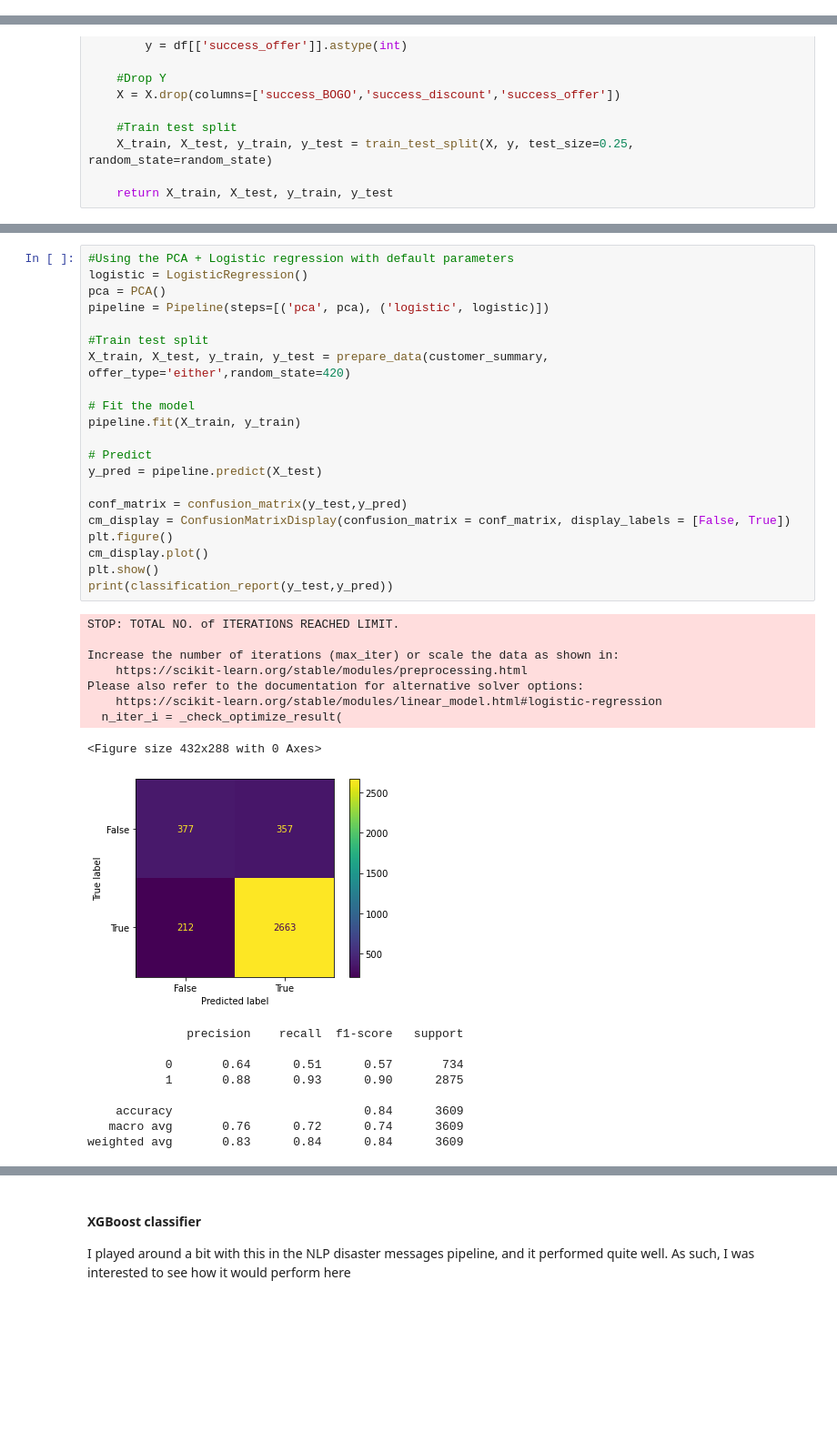
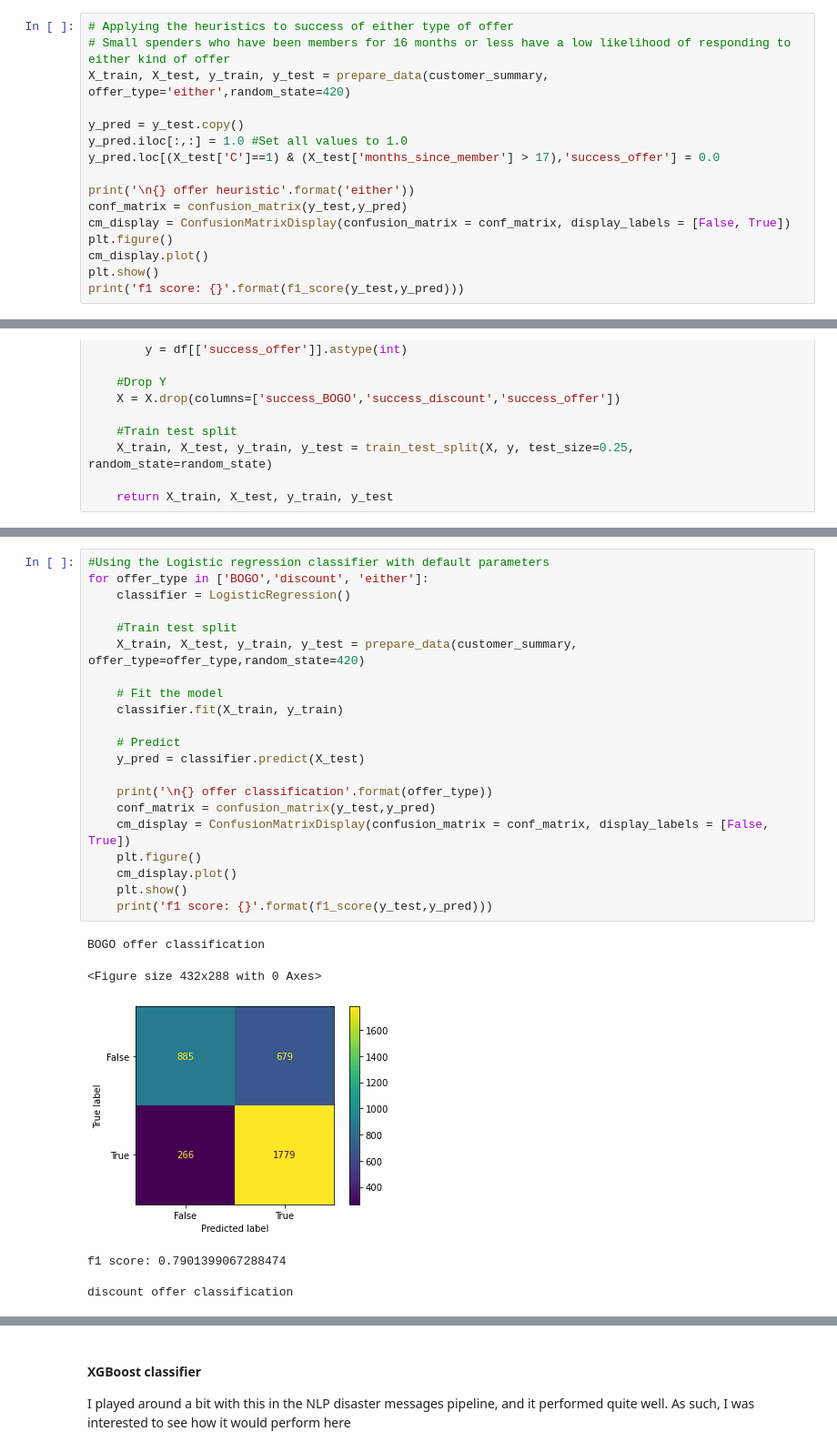
Before and after one commit to L33T-Snack3r/Starbucks-Promotions, a Jupyter notebook: Starbucks_Capstone_notebook.ipynb, the cells around one changed output, grey strips where cells are left out. Shown at 91% size. Cells and saved outputs as stored; diff of their text form; blank space fills up the shorter version.

```diff
--- a/Starbucks_Capstone_notebook.ipynb
+++ b/Starbucks_Capstone_notebook.ipynb
@@ -1335,0 +1278,16 @@ weighted avg       0.85      0.84      0.85     14434
+# %%
+# Applying the heuristics to success of either type of offer
+# Small spenders who have been members for 16 months or less have a low likelihood of responding to either kind of offer
+X_train, X_test, y_train, y_test = prepare_data(customer_summary, offer_type='either',random_state=420)
+
+y_pred = y_test.copy()
+y_pred.iloc[:,:] = 1.0 #Set all values to 1.0
+y_pred.loc[(X_test['C']==1) & (X_test['months_since_member'] > 17),'success_offer'] = 0.0
+
+print('\n{} offer heuristic'.format('either'))
+conf_matrix = confusion_matrix(y_test,y_pred)
+cm_display = ConfusionMatrixDisplay(confusion_matrix = conf_matrix, display_labels = [False, True])
+plt.figure()
+cm_display.plot()
+plt.show()
+print('f1 score: {}'.format(f1_score(y_test,y_pred)))
@@ -1385,39 +1348,28 @@ I first tried out using the logistic regression classifier, since I had not prev
 # %%
-#Using the PCA + Logistic regression with default parameters
-logistic = LogisticRegression()
-pca = PCA()
-pipeline = Pipeline(steps=[('pca', pca), ('logistic', logistic)])
+#Using the Logistic regression classifier with default parameters
+for offer_type in ['BOGO','discount', 'either']:
+    classifier = LogisticRegression()
 
-#Train test split
-X_train, X_test, y_train, y_test = prepare_data(customer_summary, offer_type='either',random_state=420)
+    #Train test split
+    X_train, X_test, y_train, y_test = prepare_data(customer_summary, offer_type=offer_type,random_state=420)
 
-# Fit the model
-pipeline.fit(X_train, y_train)
+    # Fit the model
+    classifier.fit(X_train, y_train)
 
-# Predict
-y_pred = pipeline.predict(X_test)
+    # Predict
+    y_pred = classifier.predict(X_test)
 
-conf_matrix = confusion_matrix(y_test,y_pred)
-cm_display = ConfusionMatrixDisplay(confusion_matrix = conf_matrix, display_labels = [False, True])
-plt.figure()
-cm_display.plot()
-plt.show()
-print(classification_report(y_test,y_pred))
+    print('\n{} offer classification'.format(offer_type))
+    conf_matrix = confusion_matrix(y_test,y_pred)
+    cm_display = ConfusionMatrixDisplay(confusion_matrix = conf_matrix, display_labels = [False, True])
+    plt.figure()
+    cm_display.plot()
+    plt.show()
+    print('f1 score: {}'.format(f1_score(y_test,y_pred)))
 # %% [output]
-STOP: TOTAL NO. of ITERATIONS REACHED LIMIT.
-
-Increase the number of iterations (max_iter) or scale the data as shown in:
-    https://scikit-learn.org/stable/modules/preprocessing.html
-Please also refer to the documentation for alternative solver options:
-    https://scikit-learn.org/stable/modules/linear_model.html#logistic-regression
-  n_iter_i = _check_optimize_result(
+BOGO offer classification
 <Figure size 432x288 with 0 Axes>
-[figure, old version]
+[figure, new version]
-              precision    recall  f1-score   support
+f1 score: 0.7901399067288474
 
-           0       0.64      0.51      0.57       734
-           1       0.88      0.93      0.90      2875
-
-    accuracy                           0.84      3609
-   macro avg       0.76      0.72      0.74      3609
-weighted avg       0.83      0.84      0.84      3609
+discount offer classification
```
Also changed, not shown: parts of 24 cells of this notebook.
